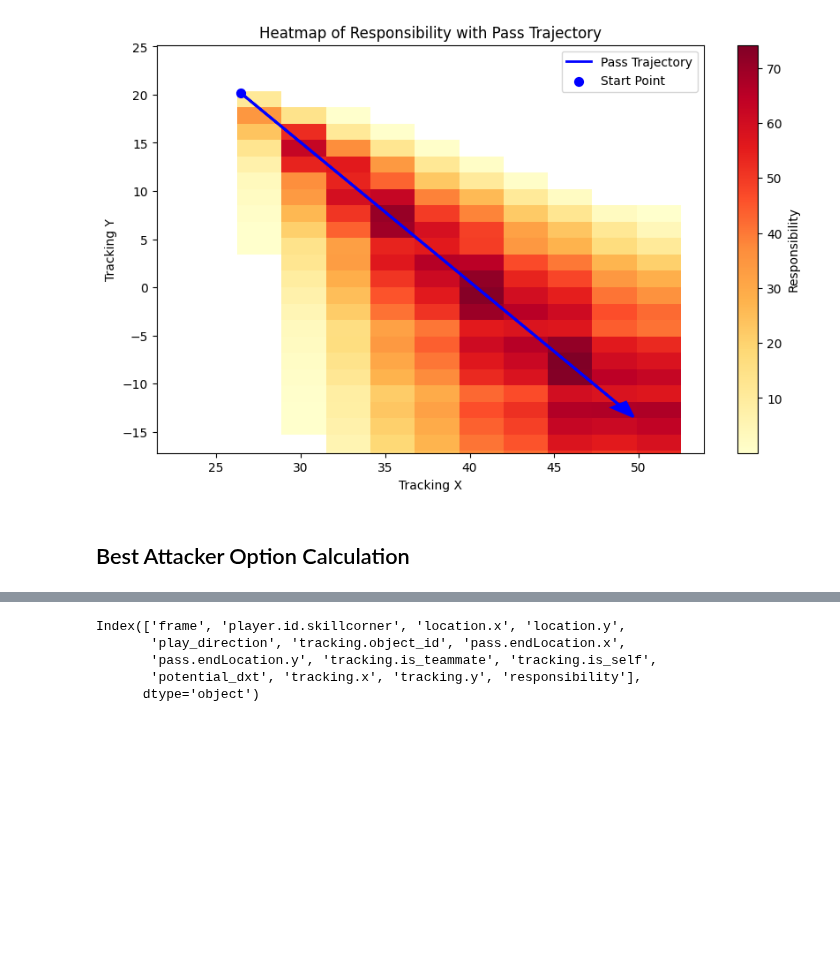
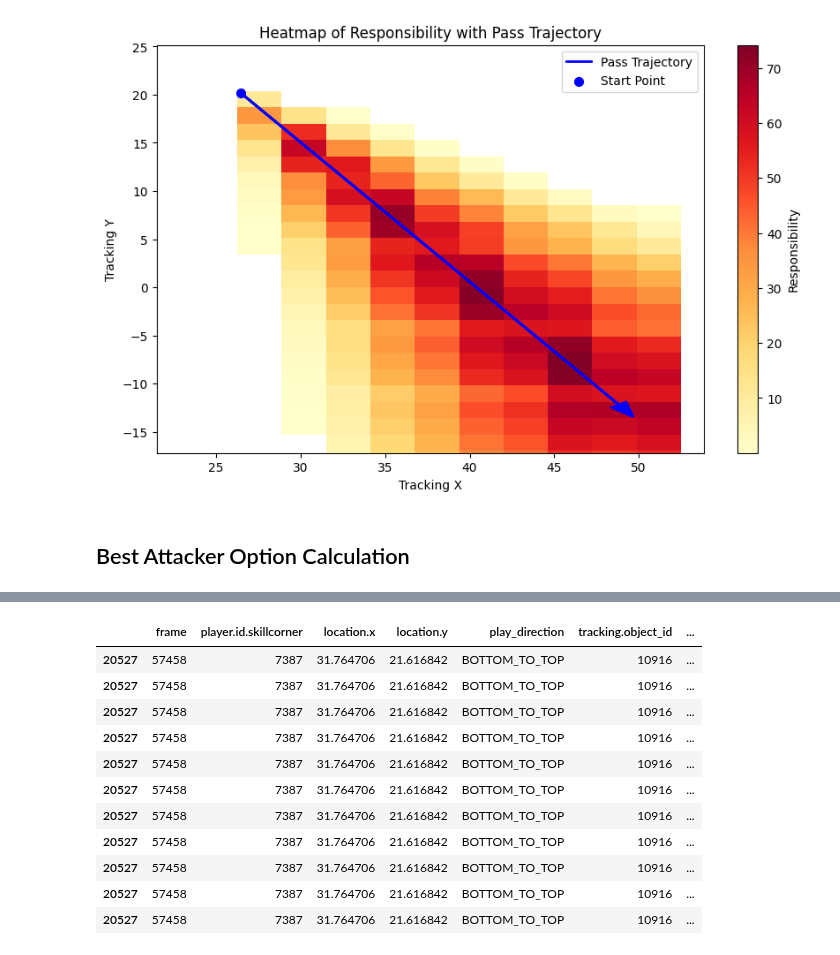
Before and after one commit to ariskoutris/defensive-passing-networks, a Jupyter notebook: src/notebooks/xt_check.ipynb, the cells around one changed output, grey strips where cells are left out. Saved outputs shown, nothing was run; the diff lists cells and outputs as text; code cells hidden in the pictures; blank space fills up the shorter version.

```diff
--- a/src/notebooks/xt_check.ipynb
+++ b/src/notebooks/xt_check.ipynb
@@ -497,19 +416,25 @@ passes_table[passes_table['frame'] == 39]
-# %%
-passes_table.columns
-# %% [output]
-Index(['frame', 'player.id.skillcorner', 'location.x', 'location.y',
-       'play_direction', 'tracking.object_id', 'pass.endLocation.x',
-       'pass.endLocation.y', 'tracking.is_teammate', 'tracking.is_self',
-       'potential_dxt', 'tracking.x', 'tracking.y', 'responsibility'],
-      dtype='object')
 # %%
 expected_threat = dict()
 
 for frame in passes_table['frame'].unique():
     for obj in passes_table[passes_table['frame'] == frame]['tracking.object_id'].unique():
         dxt = passes_table[(passes_table['frame'] == frame) & (passes_table['tracking.object_id'] == obj)].iloc[0]['potential_dxt']
+        # for all defender, responsibility effect on xt: xt := xt * (1-resp_1) * (1-resp_2) ...
         for idx, row in passes_table[(passes_table['frame'] == frame) & (passes_table['tracking.object_id'] == obj)].iterrows():
-            """if frame == 39 and obj == 4777:
-                print("Example:", dxt, "resp:", row['responsibility'])"""
             dxt = dxt * (1 - row['responsibility'])
-            expected_threat[(int(frame), int(obj))] = float(dxt)
+        expected_threat[(int(frame), int(obj))] = float(dxt)
+# %%
+passes_table[(passes_table['frame'] == frame) & (passes_table['tracking.object_id'] == obj)]
+# %% [output]
+|  | frame | player.id.skillcorner | location.x | location.y | play_direction | tracking.object_id | ... |
+| 20527 | 57458 | 7387 | 31.764706 | 21.616842 | BOTTOM_TO_TOP | 10916 | ... |
+| 20527 | 57458 | 7387 | 31.764706 | 21.616842 | BOTTOM_TO_TOP | 10916 | ... |
+| 20527 | 57458 | 7387 | 31.764706 | 21.616842 | BOTTOM_TO_TOP | 10916 | ... |
+| 20527 | 57458 | 7387 | 31.764706 | 21.616842 | BOTTOM_TO_TOP | 10916 | ... |
+| 20527 | 57458 | 7387 | 31.764706 | 21.616842 | BOTTOM_TO_TOP | 10916 | ... |
+| 20527 | 57458 | 7387 | 31.764706 | 21.616842 | BOTTOM_TO_TOP | 10916 | ... |
+| 20527 | 57458 | 7387 | 31.764706 | 21.616842 | BOTTOM_TO_TOP | 10916 | ... |
+| 20527 | 57458 | 7387 | 31.764706 | 21.616842 | BOTTOM_TO_TOP | 10916 | ... |
+| 20527 | 57458 | 7387 | 31.764706 | 21.616842 | BOTTOM_TO_TOP | 10916 | ... |
+| 20527 | 57458 | 7387 | 31.764706 | 21.616842 | BOTTOM_TO_TOP | 10916 | ... |
+| 20527 | 57458 | 7387 | 31.764706 | 21.616842 | BOTTOM_TO_TOP | 10916 | ... |
```
Also changed, not shown: parts of 30 cells of this notebook, 1 other file.
